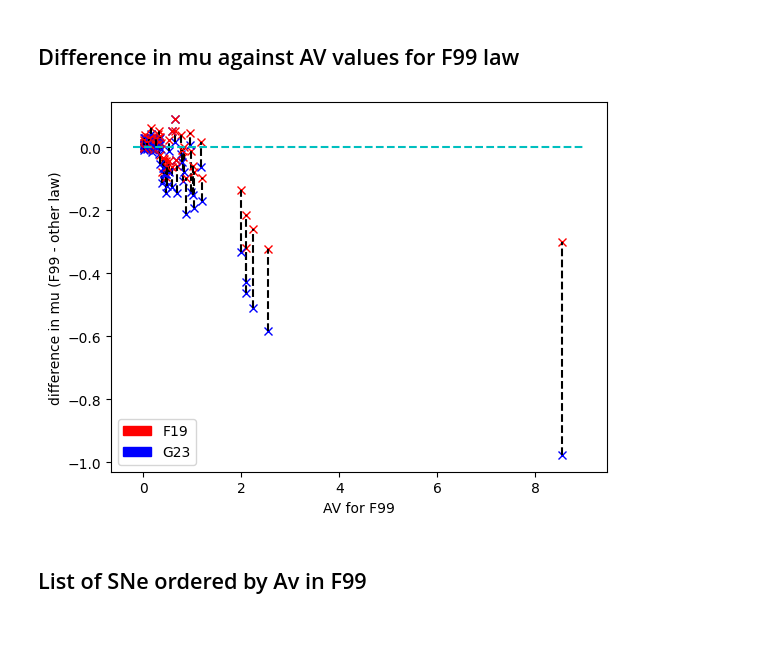
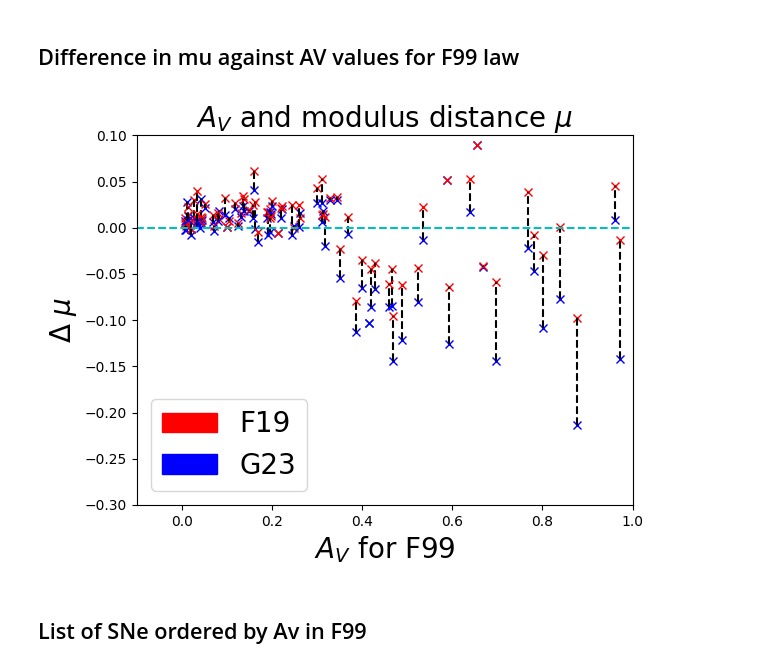
Before and after one commit to areilly14/AstrophysicsRedSNProject, a Jupyter notebook: PlottingManySN.ipynb, the cells around one changed output. Saved outputs shown, nothing was run; the diff lists cells and outputs as text; code cells hidden in the pictures; blank space fills up the shorter version.

```diff
--- a/PlottingManySN.ipynb
+++ b/PlottingManySN.ipynb
@@ -74,6 +74,9 @@ plt.show()
 for supernova_name in supernovae_names:
     supernova_file = "/root/partiiiproject/Archive/"+supernova_name+".dat"
     meta, lcdata = sncosmo.read_snana_ascii(supernova_file, default_tablename='OBS')
+
+    if supernova_name == "sn2002cv":
+        continue
 
     dust_law = "F99"
     sampleSummaryDir = "DustLawsFitOfAllSamples/"+supernova_name + dust_law + "_fit_summary.csv"
@@ -101,7 +104,26 @@ for supernova_name in supernovae_names:
     except FileNotFoundError:
          a=1
 
-plt.xlabel('Av')
-plt.ylabel('Rv')
+    dust_law = "F19"
+    try:
+        sampleSummaryDir = "DustLawsFitOfAllSamples/"+supernova_name + dust_law + "_fit_summary.csv"
+        samplesSummary = pd.read_csv(sampleSummaryDir)
+        samplesSummary = samplesSummary.rename(index=samplesSummary['Unnamed: 0'])
+        RV = samplesSummary.loc['RV[0]', 'mean']
+        RV_std = samplesSummary.loc['RV[0]', 'sd']
+        AV = samplesSummary.loc['AV[0]', 'mean']
+        plt.plot(AV, RV, 'rx', label=dust_law)
+        #plt.errorbar(AV, RV, RV_std, fmt=f'bx', label=dust_law)
+    except FileNotFoundError:
+         a=1
+
+plt.xlabel(f'$A_V$',fontsize = 20)
+plt.ylabel(f'$R_V$',fontsize = 20)
+red_patch = mpatches.Patch(color='red', label='F19')
+blue_patch = mpatches.Patch(color='blue', label='G23')
+green_patch = mpatches.Patch(color='green', label='F99')
+plt.legend(handles=[red_patch, blue_patch, green_patch],fontsize = 15)
+plt.title(f"Relationship between $R_V$ and $A_V$ for F99, F19 and G23", fontsize = 15)
+plt.savefig("/root/partiiiproject/DustLawsGeneralGraphs/RvAvAllSNe.png", bbox_inches='tight')
 plt.show()
 # %% [output]
@@ -214,38 +299,41 @@ for supernova_name_index, supernova_name in enumerate(supernovae_names):
 
     dust_law = "G23"
     try:
         sampleSummaryDir = "DustLawsFitOfAllSamples/"+supernova_name + dust_law + "_fit_summary.csv"
         samplesSummary = pd.read_csv(sampleSummaryDir)
         samplesSummary = samplesSummary.rename(index=samplesSummary['Unnamed: 0'])
         mu2 = samplesSummary.loc['mu[0]', 'mean']
         mu2_std = samplesSummary.loc['mu[0]', 'sd']
         #plt.errorbar(AV2, mu1-mu2, math.sqrt(mu2_std**2+mu1_std**2), fmt=f'{color}x', label=dust_law)
         plt.plot(AV1, mu1-mu2, f'bx', label=dust_law)
     except FileNotFoundError:
          continue
 
     dust_law = "F19"
     try:
         sampleSummaryDir = "DustLawsFitOfAllSamples/"+supernova_name + dust_law + "_fit_summary.csv"
         samplesSummary = pd.read_csv(sampleSummaryDir)
         samplesSummary = samplesSummary.rename(index=samplesSummary['Unnamed: 0'])
         mu3 = samplesSummary.loc['mu[0]', 'mean']
         mu3_std = samplesSummary.loc['mu[0]', 'sd']
         plt.plot(AV1, mu1-mu3, f'rx', label=dust_law)
         plt.plot([AV1, AV1], [mu1-mu2, mu1-mu3], 'k--')
     except FileNotFoundError:
          continue
 
-plt.xlabel('AV for F99')
-plt.ylabel('difference in mu (F99 - other law)')
+plt.xlabel(f'$A_V$ for F99',fontsize = 20)
+plt.ylabel(f'$\Delta$ $\mu$',fontsize = 20)
 plt.plot([-0.2,9], [0,0], 'c--')
 red_patch = mpatches.Patch(color='red', label='F19')
 blue_patch = mpatches.Patch(color='blue', label='G23')
-plt.legend(handles=[red_patch, blue_patch])
-plt.savefig("/root/partiiiproject/DustLawsGeneralGraphs/distancedifferencesWithAVG23vsF99color"+".png", bbox_inches='tight')
+plt.legend(handles=[red_patch, blue_patch],fontsize = 20)
+plt.xlim(-0.1,1)
+plt.ylim(-0.3,0.1)
+plt.title(f'$A_V$ and modulus distance $\mu$',fontsize = 20)
+plt.savefig("/root/partiiiproject/DustLawsGeneralGraphs/distancedifferencesWithAVG23vsF99colorZoomed"+".png", bbox_inches='tight')
 plt.show()
 # %% [output]
-[figure, old version]
+[figure, new version]
 # %% [markdown]
 ## List of SNe ordered by Av in F99
 # %%
```
Also changed, not shown: parts of 13 cells of this notebook, 18 other files.
